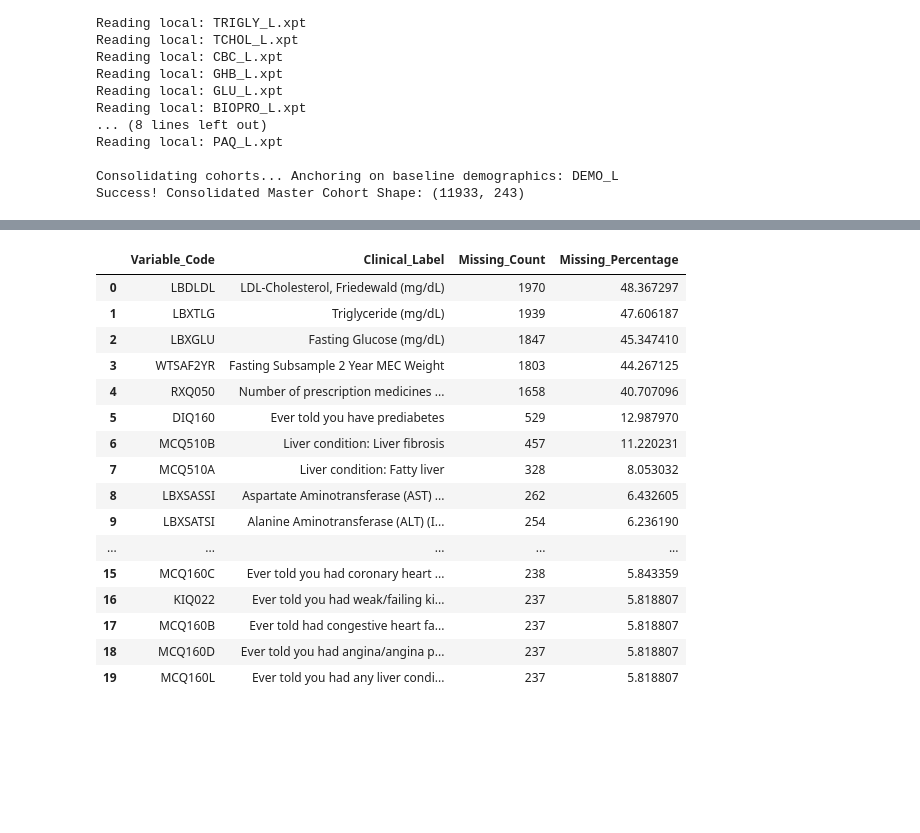
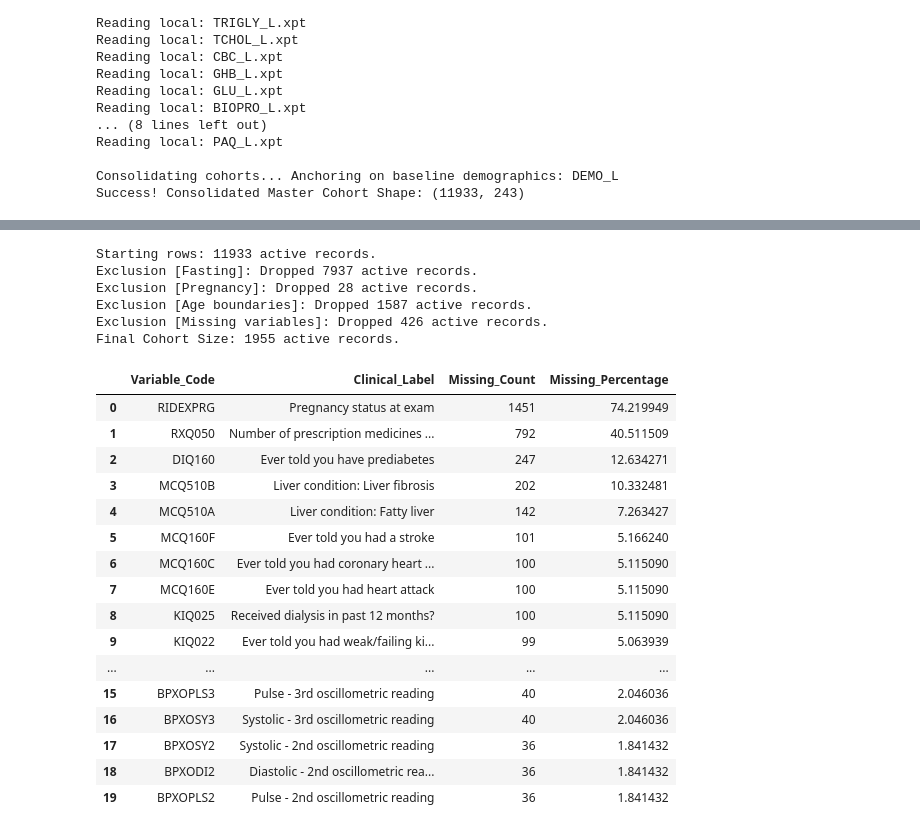
Before and after one commit to enaromd/clinical-obesity, a Jupyter notebook: notebooks/01_prepare.ipynb, the cells around one changed output, grey strips where cells are left out. Cells and saved outputs as stored; diff of their text form; code cells hidden in the pictures; blank space fills up the shorter version.

Commit message:
02_process.ipynb First iteration and minor changes to 01_prepare.ipynb

```diff
--- a/notebooks/01_prepare.ipynb
+++ b/notebooks/01_prepare.ipynb
@@ -447 +408,8 @@ Secondary cohort: 3854 active records.
+# %%
+# Column selection
+selected_columns = (
+    Selector(master_dataset)
+    .select_features()
+    .get_data()
+)
 # %% [markdown]
@@ -549,7 +517,7 @@ This method programmatically restores structural missingness, preserving key dat
 This process ensures that our final cohort remains clean and structurally complete for downstream metabolic modeling.
 # %%
 imputed_dataset = (
-    Imputer(processed_dataset)
+    Imputer(selected_columns)
     .structural_skips()
     )
 # %% [output]
@@ -563,27 +546,42 @@ Imputation [KIQ022 -> KIQ025]: Rescued 3750 structural records.
+# %%
+final_df = (
+    Processor(imputed_dataset)
+    .inclusion_criteria()
+    .get_data()
+)
+# %% [output]
+Starting rows: 11933 active records.
+Exclusion [Fasting]: Dropped 7937 active records.
+Exclusion [Pregnancy]: Dropped 28 active records.
+Exclusion [Age boundaries]: Dropped 1587 active records.
+Exclusion [Missing variables]: Dropped 426 active records.
+Final Cohort Size: 1955 active records.
+# %%
+selected_cohort = final_df[final_df["cohort"] == 1]
 # %%
 # Instantiate the audit engine by explicitly passing your data and loader metadata
-auditor = Auditor(imputed_dataset, metadata_storage=loader.metadata_storage)
+auditor = Auditor(selected_cohort, metadata_storage=loader.metadata_storage)
 
 # Run the execution layer and capture the full dataframe output
 missing_data_summary = auditor.column_missingness(head_count= 20)
 # %% [output]
 |  | Variable_Code | Clinical_Label | Missing_Count | Missing_Percentage |
-| 0 | LBDLDL | LDL-Cholesterol, Friedewald (mg/dL) | 1970 | 48.367297 |
-| 1 | LBXTLG | Triglyceride (mg/dL) | 1939 | 47.606187 |
-| 2 | LBXGLU | Fasting Glucose (mg/dL) | 1847 | 45.347410 |
-| 3 | WTSAF2YR | Fasting Subsample 2 Year MEC Weight | 1803 | 44.267125 |
-| 4 | RXQ050 | Number of prescription medicines ... | 1658 | 40.707096 |
-| 5 | DIQ160 | Ever told you have prediabetes | 529 | 12.987970 |
-| 6 | MCQ510B | Liver condition: Liver fibrosis | 457 | 11.220231 |
-| 7 | MCQ510A | Liver condition: Fatty liver | 328 | 8.053032 |
-| 8 | LBXSASSI | Aspartate Aminotransferase (AST) ... | 262 | 6.432605 |
-| 9 | LBXSATSI | Alanine Aminotransferase (ALT) (I... | 254 | 6.236190 |
+| 0 | RIDEXPRG | Pregnancy status at exam | 1451 | 74.219949 |
+| 1 | RXQ050 | Number of prescription medicines ... | 792 | 40.511509 |
+| 2 | DIQ160 | Ever told you have prediabetes | 247 | 12.634271 |
+| 3 | MCQ510B | Liver condition: Liver fibrosis | 202 | 10.332481 |
+| 4 | MCQ510A | Liver condition: Fatty liver | 142 | 7.263427 |
+| 5 | MCQ160F | Ever told you had a stroke | 101 | 5.166240 |
+| 6 | MCQ160C | Ever told you had coronary heart ... | 100 | 5.115090 |
+| 7 | MCQ160E | Ever told you had heart attack | 100 | 5.115090 |
+| 8 | KIQ025 | Received dialysis in past 12 months? | 100 | 5.115090 |
+| 9 | KIQ022 | Ever told you had weak/failing ki... | 99 | 5.063939 |
 | ... | ... | ... | ... | ... |
-| 15 | MCQ160C | Ever told you had coronary heart ... | 238 | 5.843359 |
-| 16 | KIQ022 | Ever told you had weak/failing ki... | 237 | 5.818807 |
-| 17 | MCQ160B | Ever told had congestive heart fa... | 237 | 5.818807 |
-| 18 | MCQ160D | Ever told you had angina/angina p... | 237 | 5.818807 |
-| 19 | MCQ160L | Ever told you had any liver condi... | 237 | 5.818807 |
+| 15 | BPXOPLS3 | Pulse - 3rd oscillometric reading | 40 | 2.046036 |
+| 16 | BPXOSY3 | Systolic - 3rd oscillometric reading | 40 | 2.046036 |
+| 17 | BPXOSY2 | Systolic - 2nd oscillometric reading | 36 | 1.841432 |
+| 18 | BPXODI2 | Diastolic - 2nd oscillometric rea... | 36 | 1.841432 |
+| 19 | BPXOPLS2 | Pulse - 2nd oscillometric reading | 36 | 1.841432 |
 # %%
 auditor.visualize_nullity(target_columns=demographics)
 auditor.visualize_nullity(target_columns=labs_questions)
```
Also changed, not shown: parts of 20 cells of this notebook, 6 other files.
